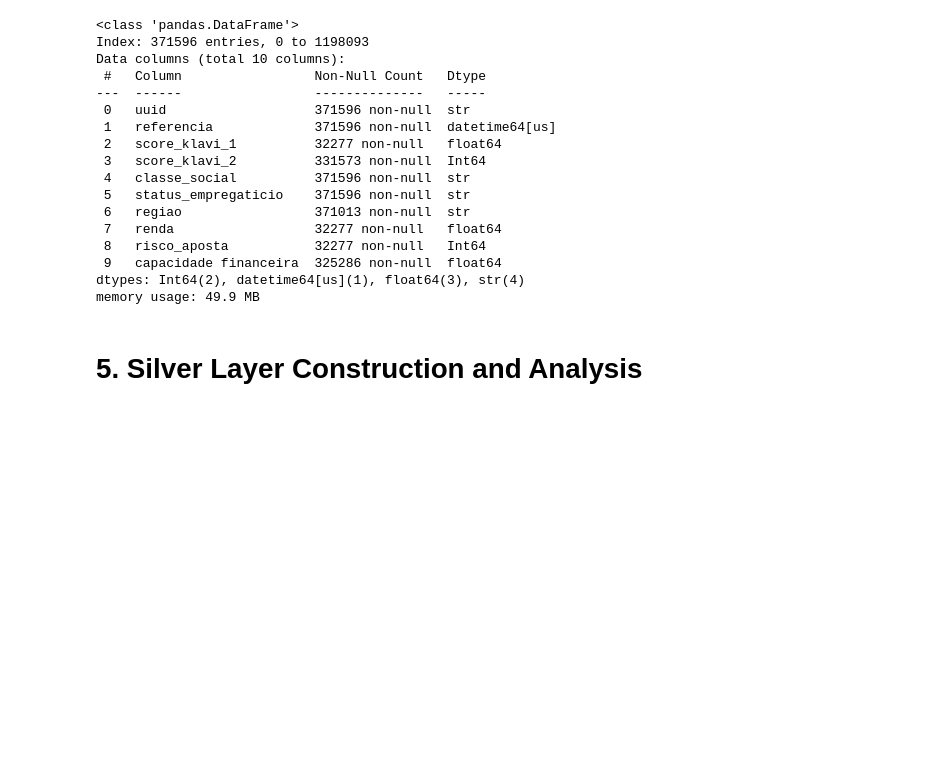
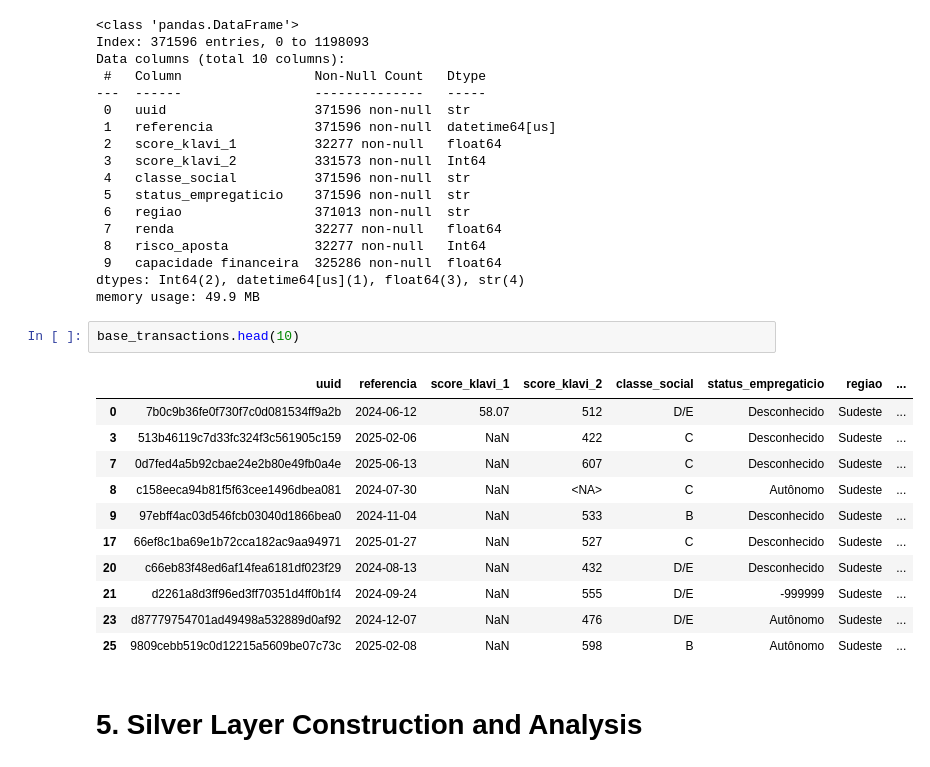
Before and after one commit to VTsilva/case_data_scientist_senior_klavi, a Jupyter notebook: Notebook_processo.ipynb, the cells around one changed output. Saved outputs shown, nothing was run; the diff lists cells and outputs as text; blank space fills up the shorter version.

```diff
--- a/Notebook_processo.ipynb
+++ b/Notebook_processo.ipynb
@@ -612,6 +632,20 @@ Data columns (total 10 columns):
  9   capacidade financeira  325286 non-null  float64
 dtypes: Int64(2), datetime64[us](1), float64(3), str(4)
 memory usage: 49.9 MB
+# %%
+base_transactions.head(10)
+# %% [output]
+|  | uuid | referencia | score_klavi_1 | score_klavi_2 | classe_social | status_empregaticio | regiao | ... |
+| 0 | 7b0c9b36fe0f730f7c0d081534ff9a2b | 2024-06-12 | 58.07 | 512 | D/E | Desconhecido | Sudeste | ... |
+| 3 | 513b46119c7d33fc324f3c561905c159 | 2025-02-06 | NaN | 422 | C | Desconhecido | Sudeste | ... |
+| 7 | 0d7fed4a5b92cbae24e2b80e49fb0a4e | 2025-06-13 | NaN | 607 | C | Desconhecido | Sudeste | ... |
+| 8 | c158eeca94b81f5f63cee1496dbea081 | 2024-07-30 | NaN | <NA> | C | Autônomo | Sudeste | ... |
+| 9 | 97ebff4ac03d546fcb03040d1866bea0 | 2024-11-04 | NaN | 533 | B | Desconhecido | Sudeste | ... |
+| 17 | 66ef8c1ba69e1b72cca182ac9aa94971 | 2025-01-27 | NaN | 527 | C | Desconhecido | Sudeste | ... |
+| 20 | c66eb83f48ed6af14fea6181df023f29 | 2024-08-13 | NaN | 432 | D/E | Desconhecido | Sudeste | ... |
+| 21 | d2261a8d3ff96ed3ff70351d4ff0b1f4 | 2024-09-24 | NaN | 555 | D/E | -999999 | Sudeste | ... |
+| 23 | d87779754701ad49498a532889d0af92 | 2024-12-07 | NaN | 476 | D/E | Autônomo | Sudeste | ... |
+| 25 | 9809cebb519c0d12215a5609be07c73c | 2025-02-08 | NaN | 598 | B | Autônomo | Sudeste | ... |
 # %% [markdown]
 # 5. Silver Layer Construction and Analysis
 # %% [markdown]
```
Also changed, not shown: parts of 32 cells of this notebook, 1 other file.
